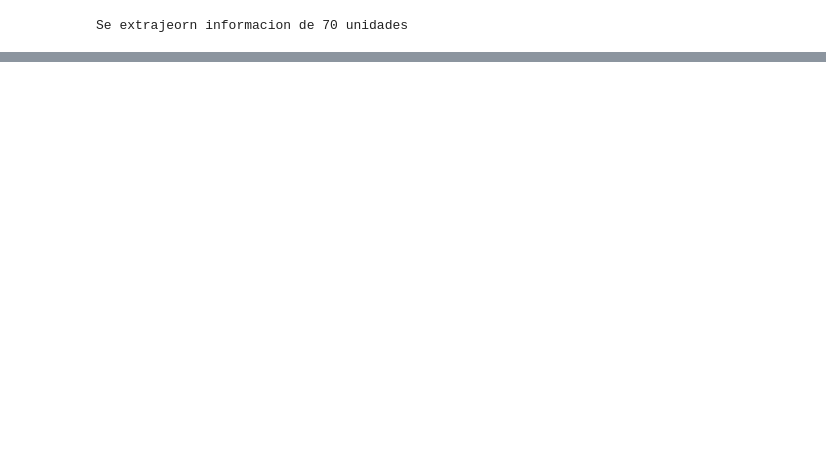
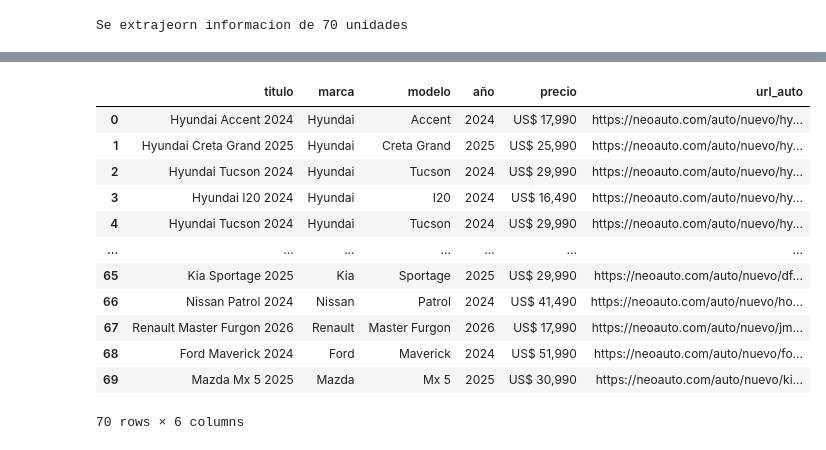
Before and after one commit to RH-007/vehiculos, a Jupyter notebook: src/extraccion.ipynb, the cells around one changed output, grey strips where cells are left out. Drawn from its saved outputs; the diff is of its cells as text; code cells hidden in the pictures; blank space fills up the shorter version.

```diff
--- a/src/extraccion.ipynb
+++ b/src/extraccion.ipynb
@@ -573,2 +608,16 @@ neo_autos_df
 # %%
-neo_autos_df
+neo_autos_df[["titulo", "marca", "modelo", "año", "precio", "url_auto"]]
+# %% [output]
+|  | titulo | marca | modelo | año | precio | url_auto |
+| 0 | Hyundai Accent 2024 | Hyundai | Accent | 2024 | US$ 17,990 | https://neoauto.com/auto/nuevo/hy... |
+| 1 | Hyundai Creta Grand 2025 | Hyundai | Creta Grand | 2025 | US$ 25,990 | https://neoauto.com/auto/nuevo/hy... |
+| 2 | Hyundai Tucson 2024 | Hyundai | Tucson | 2024 | US$ 29,990 | https://neoauto.com/auto/nuevo/hy... |
+| 3 | Hyundai I20 2024 | Hyundai | I20 | 2024 | US$ 16,490 | https://neoauto.com/auto/nuevo/hy... |
+| 4 | Hyundai Tucson 2024 | Hyundai | Tucson | 2024 | US$ 29,990 | https://neoauto.com/auto/nuevo/hy... |
+| ... | ... | ... | ... | ... | ... | ... |
+| 65 | Kia Sportage 2025 | Kia | Sportage | 2025 | US$ 29,990 | https://neoauto.com/auto/nuevo/df... |
+| 66 | Nissan Patrol 2024 | Nissan | Patrol | 2024 | US$ 41,490 | https://neoauto.com/auto/nuevo/ho... |
+| 67 | Renault Master Furgon 2026 | Renault | Master Furgon | 2026 | US$ 17,990 | https://neoauto.com/auto/nuevo/jm... |
+| 68 | Ford Maverick 2024 | Ford | Maverick | 2024 | US$ 51,990 | https://neoauto.com/auto/nuevo/fo... |
+| 69 | Mazda Mx 5 2025 | Mazda | Mx 5 | 2025 | US$ 30,990 | https://neoauto.com/auto/nuevo/ki... |
+70 rows × 6 columns
```
Also changed, not shown: parts of 16 cells of this notebook.
